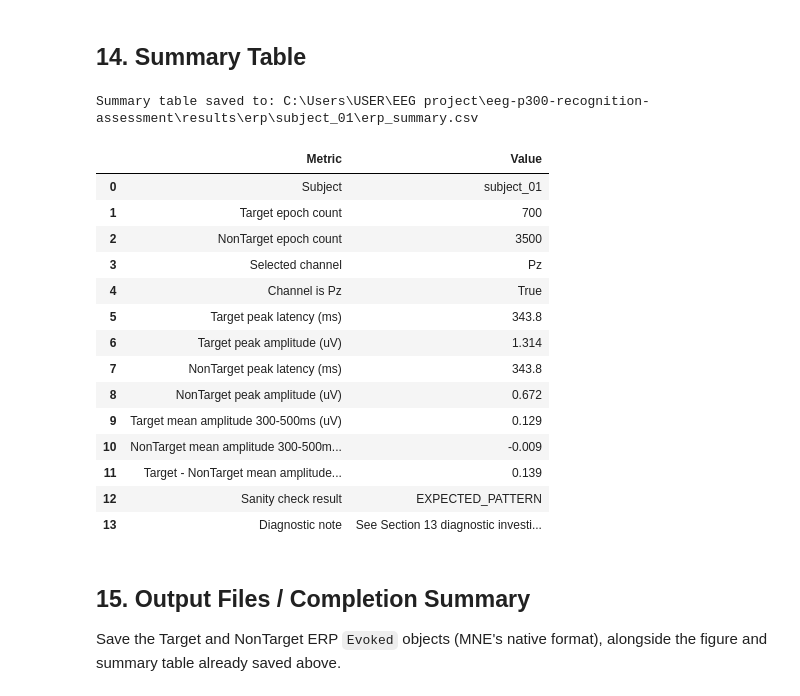
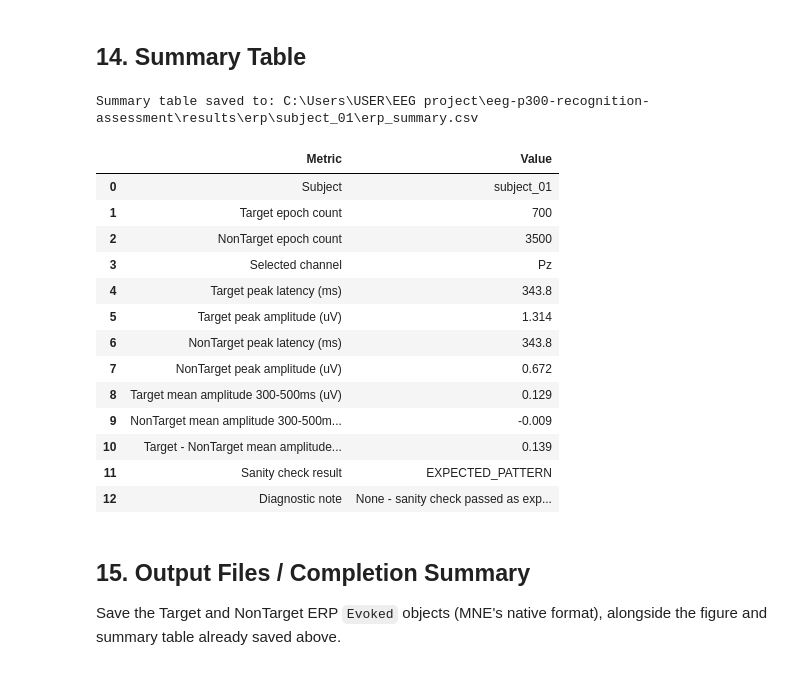
Before and after one commit to ZiadElsisi/eeg-p300-recognition-assessment, a Jupyter notebook: notebooks/erp_analysis.ipynb, the cells around one changed output. Cells and saved outputs as stored; diff of their text form; code cells hidden in the pictures.

Commit message:
Update ERP analysis summary channel

```diff
--- a/notebooks/erp_analysis.ipynb
+++ b/notebooks/erp_analysis.ipynb
@@ -284,6 +284,7 @@ selected channel, converted to microvolts (µV) for readability. It marks:
 
 so it can be used directly for project documentation / team discussion.
 # %%
+selected_channel = select_erp_channel(target_epochs)
 ch_idx = target_evoked.ch_names.index(selected_channel)
 
 times_ms = target_evoked.times * 1000.0
@@ -493,44 +494,43 @@ summary_rows = {
     "Subject": "subject_01",
     "Target epoch count": n_target,
     "NonTarget epoch count": n_nontarget,
     "Selected channel": selected_channel,
-    "Channel is Pz": channel_is_pz,
+    "Selected channel": selected_channel,
     "Target peak latency (ms)": round(target_peak_lat_ms, 1),
     "Target peak amplitude (uV)": round(target_peak_amp_uv, 3),
     "NonTarget peak latency (ms)": round(nontarget_peak_lat_ms, 1),
     "NonTarget peak amplitude (uV)": round(nontarget_peak_amp_uv, 3),
     "Target mean amplitude 300-500ms (uV)": round(target_mean_amp, 3),
     "NonTarget mean amplitude 300-500ms (uV)": round(nontarget_mean_amp, 3),
     "Target - NonTarget mean amplitude (uV)": round(target_mean_amp - nontarget_mean_amp, 3),
     "Sanity check result": sanity_check_result,
     "Diagnostic note": (
         "None - sanity check passed as expected." if sanity_check_result == "EXPECTED_PATTERN"
         else "See Section 13 diagnostic investigation above."
     ),
 }
 
 summary_df = pd.DataFrame(list(summary_rows.items()), columns=["Metric", "Value"])
 summary_df.to_csv(SUMMARY_CSV_PATH, index=False)
 
 print(f"Summary table saved to: {SUMMARY_CSV_PATH}")
 summary_df
 # %% [output]
 Summary table saved to: C:\Users\USER\EEG project\eeg-p300-recognition-assessment\results\erp\subject_01\erp_summary.csv
 |  | Metric | Value |
 | 0 | Subject | subject_01 |
 | 1 | Target epoch count | 700 |
 | 2 | NonTarget epoch count | 3500 |
 | 3 | Selected channel | Pz |
-| 4 | Channel is Pz | True |
-| 5 | Target peak latency (ms) | 343.8 |
-| 6 | Target peak amplitude (uV) | 1.314 |
-| 7 | NonTarget peak latency (ms) | 343.8 |
-| 8 | NonTarget peak amplitude (uV) | 0.672 |
-| 9 | Target mean amplitude 300-500ms (uV) | 0.129 |
-| 10 | NonTarget mean amplitude 300-500m... | -0.009 |
-| 11 | Target - NonTarget mean amplitude... | 0.139 |
-| 12 | Sanity check result | EXPECTED_PATTERN |
-| 13 | Diagnostic note | See Section 13 diagnostic investi... |
+| 4 | Target peak latency (ms) | 343.8 |
+| 5 | Target peak amplitude (uV) | 1.314 |
+| 6 | NonTarget peak latency (ms) | 343.8 |
+| 7 | NonTarget peak amplitude (uV) | 0.672 |
+| 8 | Target mean amplitude 300-500ms (uV) | 0.129 |
+| 9 | NonTarget mean amplitude 300-500m... | -0.009 |
+| 10 | Target - NonTarget mean amplitude... | 0.139 |
+| 11 | Sanity check result | EXPECTED_PATTERN |
+| 12 | Diagnostic note | None - sanity check passed as exp... |
 # %% [markdown]
 ## 15. Output Files / Completion Summary
 
```
